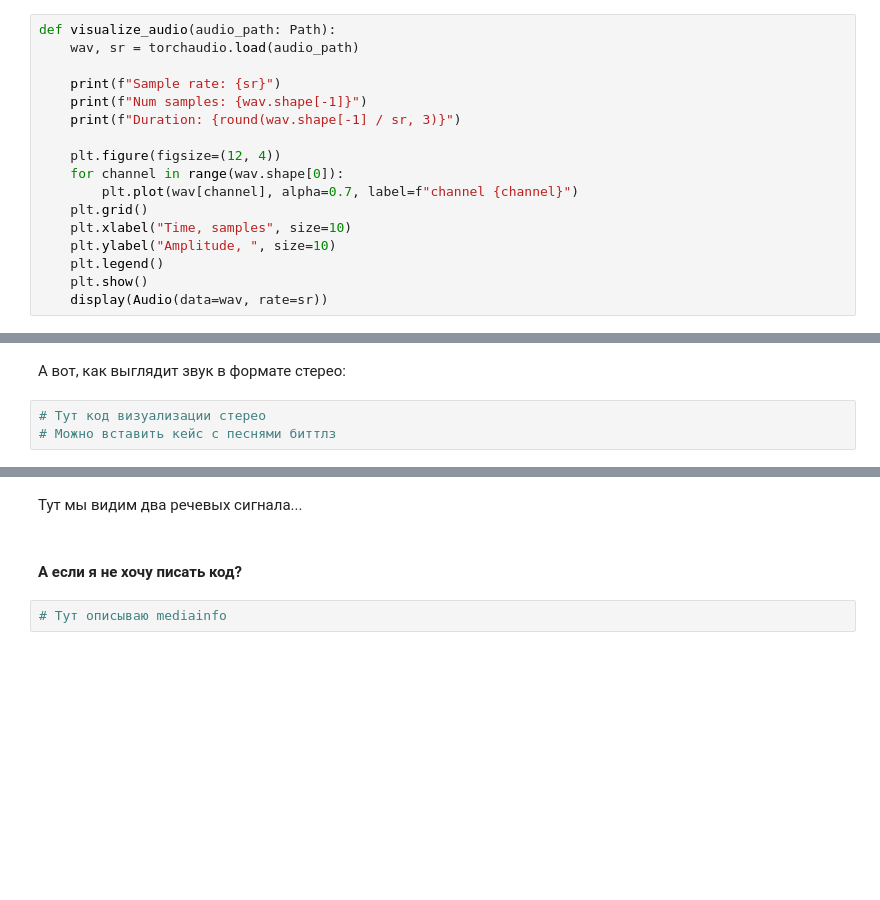
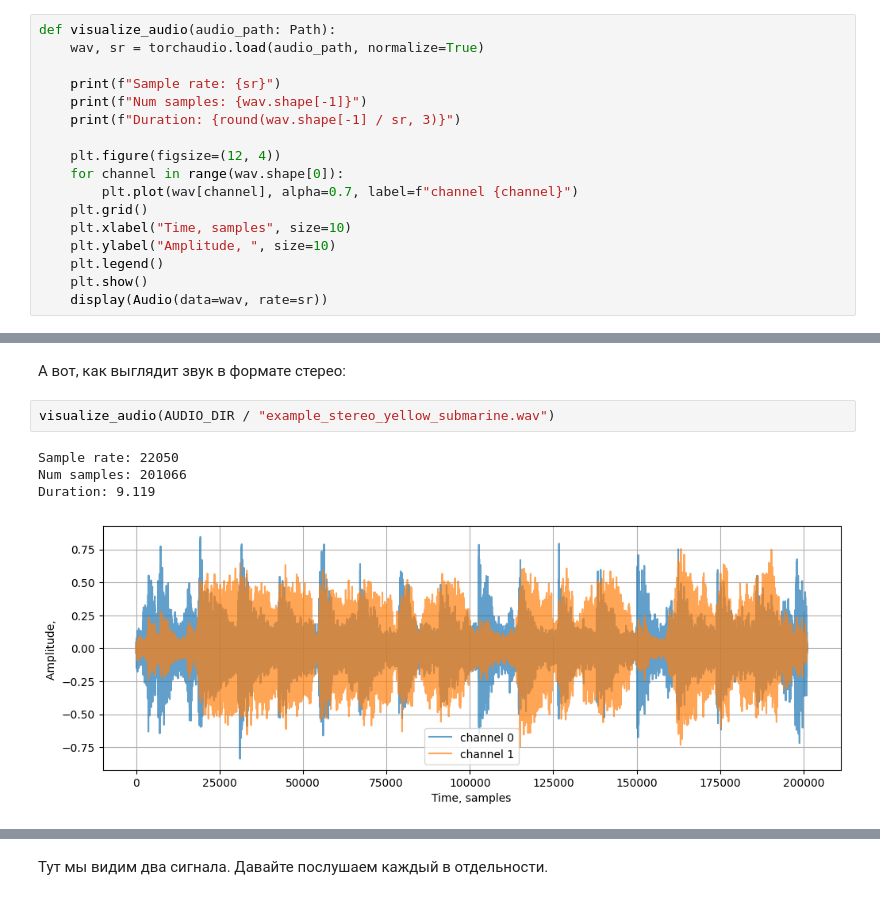
Before and after one commit to Wimplex/aaa-audio-processing, a Jupyter notebook: src/seminar.ipynb, the cells around one changed output, grey strips where cells are left out. Cells and saved outputs as stored; diff of their text form; blank space fills up the shorter version.

```diff
--- a/src/seminar.ipynb
+++ b/src/seminar.ipynb
@@ -35,7 +41,7 @@ import matplotlib.pyplot as plt
 from IPython.display import display, Audio
 # %%
 def visualize_audio(audio_path: Path):
-    wav, sr = torchaudio.load(audio_path)
+    wav, sr = torchaudio.load(audio_path, normalize=True)
 
     print(f"Sample rate: {sr}")
     print(f"Num samples: {wav.shape[-1]}")
@@ -91,5 +97,9 @@ Duration: 2.517
 # %% [markdown]
 А вот, как выглядит звук в формате стерео:
 # %%
-# Тут код визуализации стерео
-# Можно вставить кейс с песнями биттлз
+visualize_audio(AUDIO_DIR / "example_stereo_yellow_submarine.wav")
+# %% [output]
+Sample rate: 22050
+Num samples: 201066
+Duration: 9.119
+[figure, added]
@@ -96,6 +107,2 @@ Duration: 2.517
 # %% [markdown]
-Тут мы видим два речевых сигнала...
+Тут мы видим два сигнала. Давайте послушаем каждый в отдельности.
-# %% [markdown]
-#### А если я не хочу писать код?
-# %%
-# Тут описываю mediainfo
```
Also changed, not shown: parts of 48 cells of this notebook, 4 other files.
